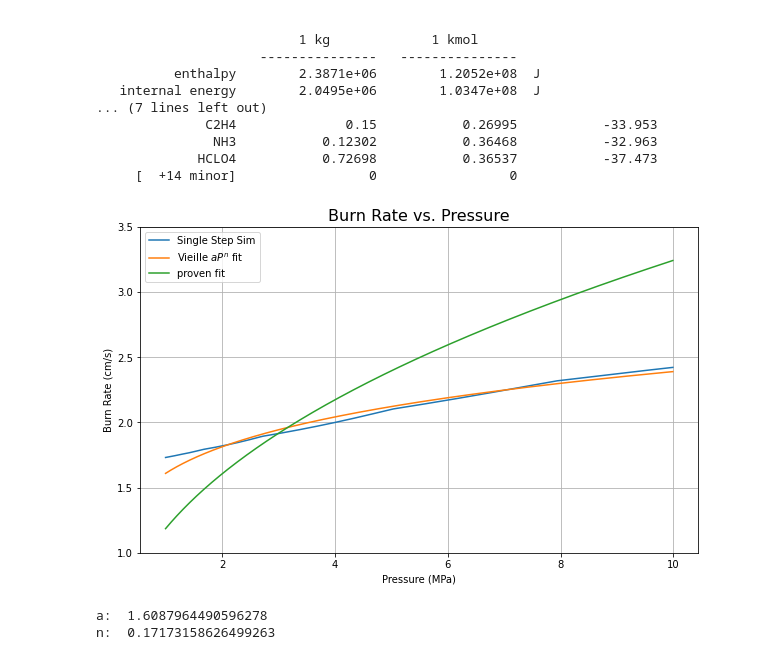
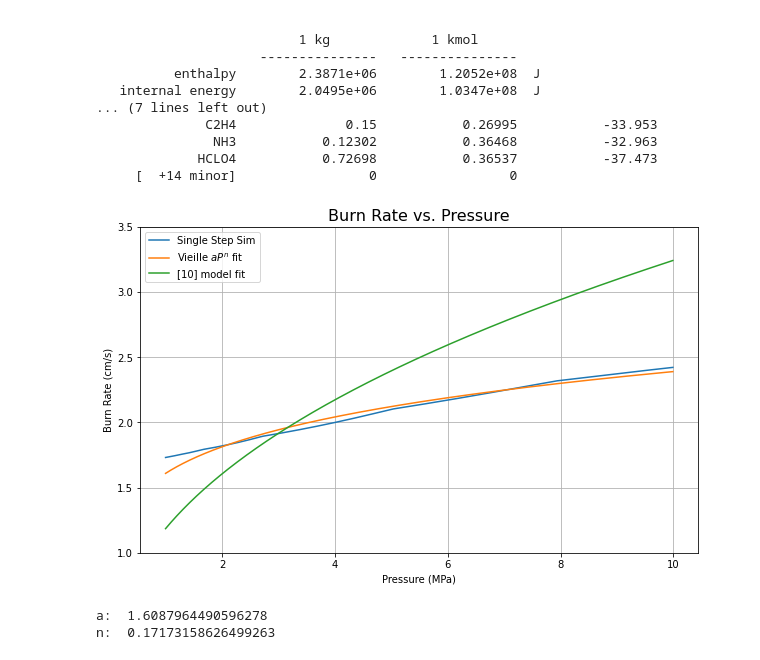
Before and after one commit to tahzeer/solid-rocket-model, a Jupyter notebook: code/model/single-step-model/main1.ipynb, the cells around one changed output. Saved outputs shown, nothing was run; the diff lists cells and outputs as text; code cells hidden in the pictures.

Commit message:
modify model

```diff
--- a/code/model/single-step-model/main1.ipynb
+++ b/code/model/single-step-model/main1.ipynb
@@ -124,35 +124,35 @@ def br_eqn(x, A, N):
     y = A * x**N
     return y
 
 parameters, covariance = curve_fit(br_eqn, pressures, burn_rates)
 fit_y = br_eqn(pressures, parameters[0], parameters[1])
 
 
 # values from paper
 def paper(p, A=2.83e-5, N=0.437):
     y = A * p**N
     return y*100
 
 y = []
 for i,p in enumerate(pressures):
     y.append(paper(p*1e6))
 
 
 plt.figure(figsize=(10,6))
 
 plt.plot(pressures, burn_rates, label = 'Single Step Sim')
 plt.plot(pressures, fit_y, label = r'Vieille $a P^n$ fit')
-plt.plot(pressures, y, label = 'proven fit')
+plt.plot(pressures, y, label = '[10] model fit')
 
 plt.xlabel('Pressure (MPa)')
 plt.ylabel('Burn Rate (cm/s)')
 plt.title('Burn Rate vs. Pressure', fontsize=16)
 plt.ylim(1.0, 3.5)
 plt.grid()
 plt.legend()
 plt.show()
 # %% [output]
-[figure, old version]
+[figure, new version]
 # %%
 print("a: ", parameters[0])
 print("n: ", parameters[1])
```
